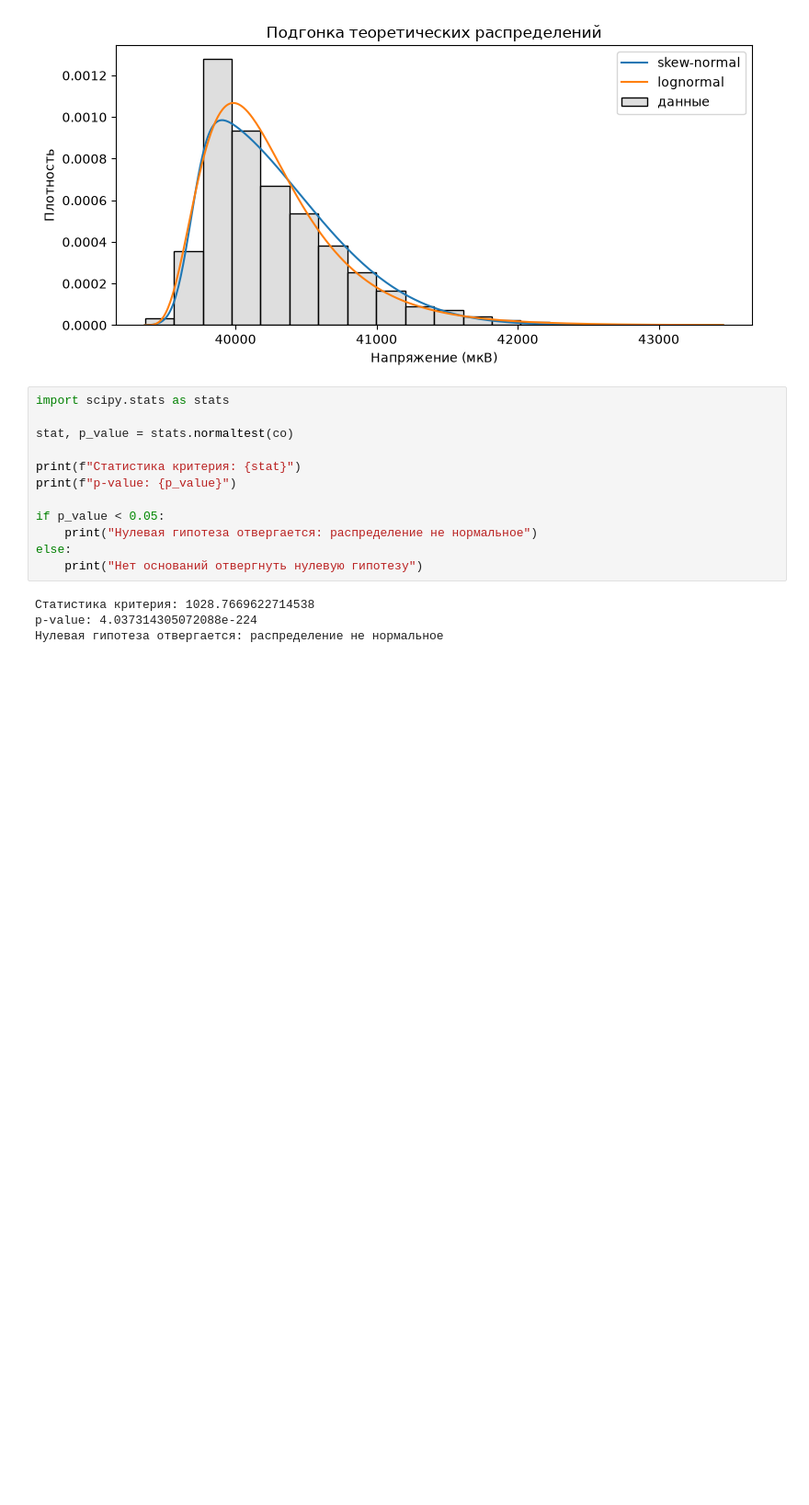
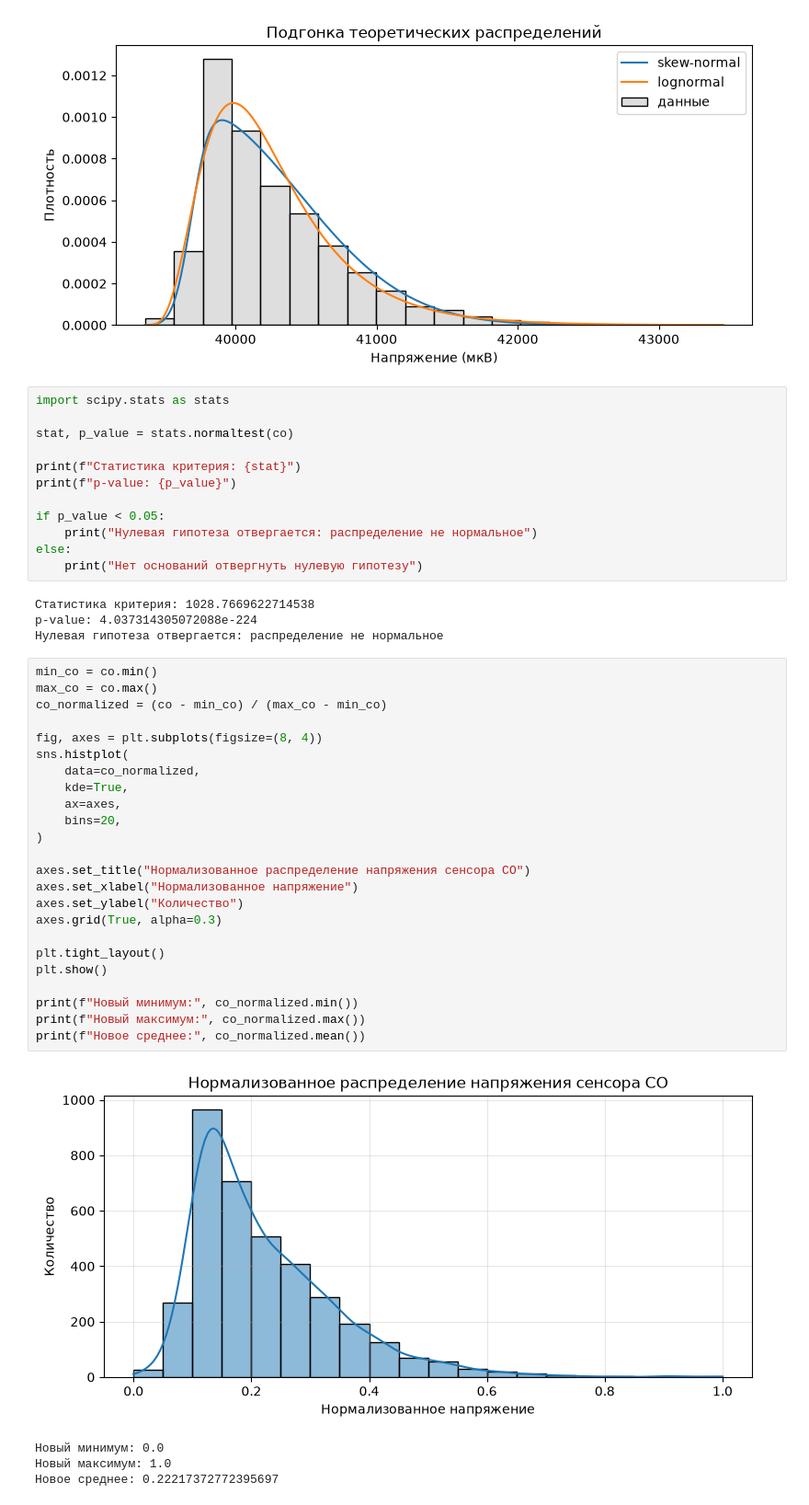
Before and after one commit to ffriewrya/lab01, a Jupyter notebook: lab01.ipynb, the cells around one changed output. Shown at 92% size. Saved outputs shown, nothing was run; the diff lists cells and outputs as text; blank space fills up the shorter version.

Commit message:
нормализован график распределения CO для сравнения с другими величинами

```diff
--- a/lab01.ipynb
+++ b/lab01.ipynb
@@ -382,3 +382,32 @@ else:
 Статистика критерия: 1028.7669622714538
 p-value: 4.037314305072088e-224
 Нулевая гипотеза отвергается: распределение не нормальное
+# %%
+min_co = co.min()
+max_co = co.max()
+co_normalized = (co - min_co) / (max_co - min_co)
+
+fig, axes = plt.subplots(figsize=(8, 4))
+sns.histplot(
+    data=co_normalized,
+    kde=True,
+    ax=axes,
+    bins=20,
+)
+
+axes.set_title("Нормализованное распределение напряжения сенсора CO")
+axes.set_xlabel("Нормализованное напряжение")
+axes.set_ylabel("Количество")
+axes.grid(True, alpha=0.3)
+
+plt.tight_layout()
+plt.show()
+
+print(f"Новый минимум:", co_normalized.min())
+print(f"Новый максимум:", co_normalized.max())
+print(f"Новое среднее:", co_normalized.mean())
+# %% [output]
+[figure, added]
+Новый минимум: 0.0
+Новый максимум: 1.0
+Новое среднее: 0.22217372772395697
```
